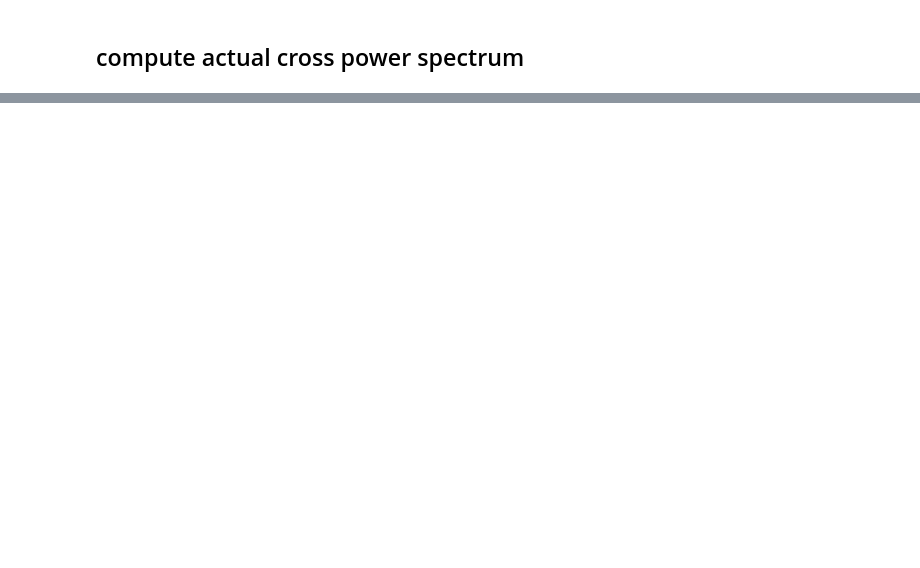
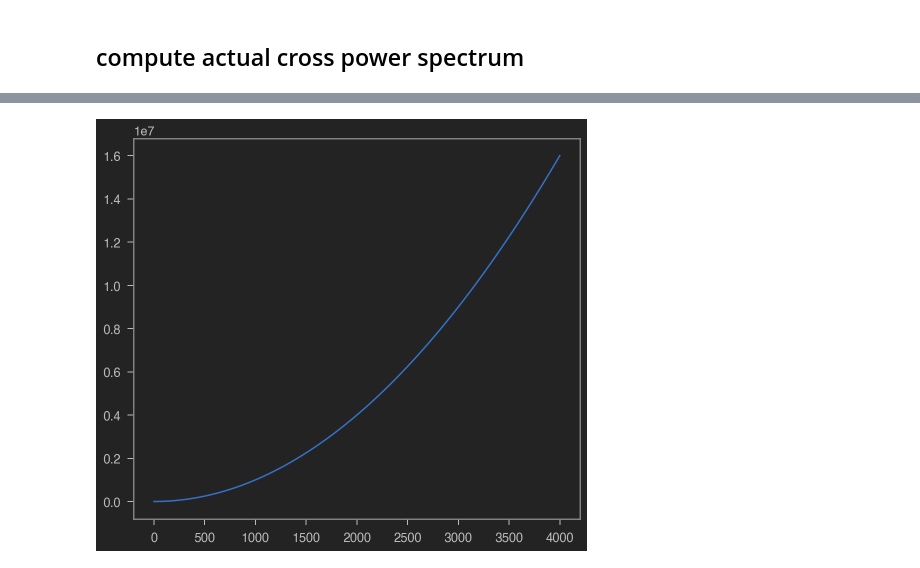
Before and after one commit to raul-bermejo/cmb_geometry, a Jupyter notebook: sandpit.ipynb, the cells around one changed output, grey strips where cells are left out. Saved outputs shown, nothing was run; the diff lists cells and outputs as text; code cells hidden in the pictures; blank space fills up the shorter version.

Commit message:
Computed first version of UNMASKED C_l in sandpit

```diff
--- a/sandpit.ipynb
+++ b/sandpit.ipynb
@@ -107,7 +107,7 @@ def find_spherical_harmonics(map_table, gp_table, ps_table, apply_mask=True,
         x_masked = x
 
     # compute spherical harmonics
-    a_lm =  hp.sphtfunc.map2alm(x_masked, lmax=4000)               # lmax=4000 is a good estimate, default is #*NSIDE-1
+    a_lm =  hp.sphtfunc.map2alm(x_masked, pol=False, lmax=4000)               # lmax=4000 is a good estimate, default is #*NSIDE-1
 
     end = time.time()
     print(f'It took {end-start:.2f} s. to compute a_lm')
@@ -115,5 +115,5 @@ def find_spherical_harmonics(map_table, gp_table, ps_table, apply_mask=True,
     return a_lm
 
 # Call function
-#a_lm_1 = find_spherical_harmonics(sky_hm1, mask_gp, mask_ps)
-#a_lm_2 = find_spherical_harmonics(sky_hm2, mask_gp, mask_ps)
+a_lm_1 = find_spherical_harmonics(sky_hm1, mask_gp, mask_ps, apply_mask=False)
+a_lm_2 = find_spherical_harmonics(sky_hm2, mask_gp, mask_ps, apply_mask=False)
@@ -135,17 +136,32 @@ plt.plot(hm2)
 # %% [markdown]
 ## compute actual cross power spectrum
 # %%
-def find_power_spectrum(alm_1, alm_2,
-                        M_ll, b_l, f_l=1, n_l=0, NSIDE=2048):
+def find_power_spectrum(alm_1, alm_2, bl_1, bl_2,
+                        M_ll=1, f_l=1, n_l=0, NSIDE=2048):
     '''
     Finds the cross-power spectrum (via pseudo cross power spectrum) given the
     coefficients of the spherical harmonics
     Document function once fully tested
     '''
+
+    start = time.time()
     # compute pseudo power spectrum
-    D_l = alm2cl(alm_1, alm_2)
+    D_l = hp.sphtfunc.alm2cl(alm_1, alm_2)
+
+    print(D_l.shape)
 
     # now define all the instrument related biases
-    p_l = hp.sphtfunc.pixwin(NSIDE)
-    m_ll = #?
-    b_l = #??
+    bl_1, bl_2 = bl_1.astype(np.float), bl_2.astype(np.float)
+    p_l = hp.sphtfunc.pixwin(NSIDE, lmax=len(bl_1)-1)
+
+    # calculate the unbinned cross power spectrum
+    C_l = D_l/(p_l**2 * bl_1*bl_2)
+
+    # binning C_l
+
+    end = time.time()
+    print(f'It took {end-start:.2f} s. to compute C_l')
+
+    return C_l
+
+C_l = find_power_spectrum(a_lm_1, a_lm_2, beamf_hm1, beamf_hm2)
@@ -153,0 +171,8 @@ hp.__version__
+# %%
+l = np.arange(len(C_l))
+
+plt.figure()
+plt.plot(l, l*(l+1)+C_l/(4*np.pi))
+plt.show()
+# %% [output]
+[figure, added]
```
Also changed, not shown: parts of 14 cells of this notebook.
